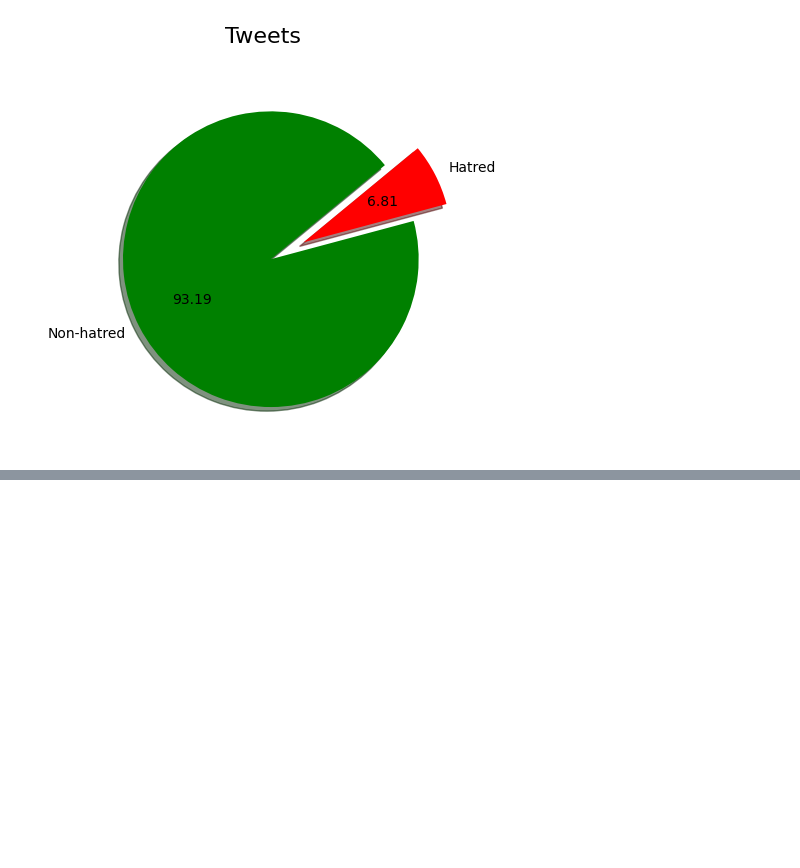
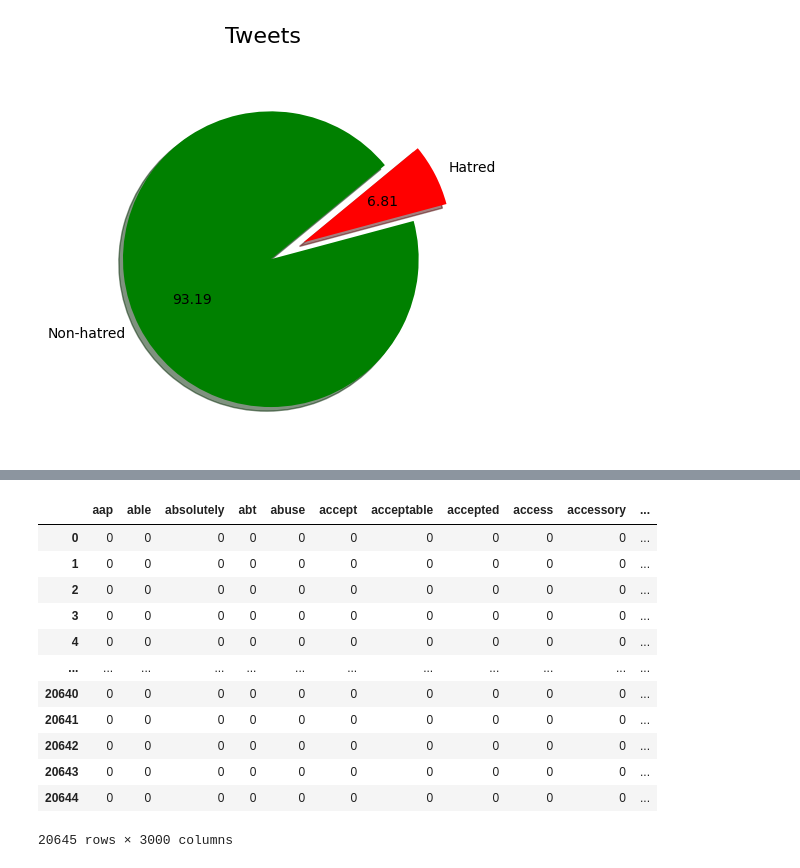
Before and after one commit to fjovanovic/Twitter-AI-Sentiment-Analysis, a Jupyter notebook: preprocessing.ipynb, the cells around one changed output, grey strips where cells are left out. Saved outputs shown, nothing was run; the diff lists cells and outputs as text; code cells hidden in the pictures; blank space fills up the shorter version.

```diff
--- a/preprocessing.ipynb
+++ b/preprocessing.ipynb
@@ -441,0 +717,3 @@ ax.pie(
+# %%
+association_rules_data = X_train.copy()
+association_rules_data
@@ -441,0 +733,27 @@ ax.pie(
+# %%
+vectorizer_association_rules = TfidfVectorizer(max_features=3000)
+vectorizer_association_rules.fit(association_rules_data)
+
+vectorizer_association_rules_t = tf_idf_vectorizer_clustering.transform(association_rules_data)
+# %%
+matrix = np.where(vectorizer_association_rules_t.toarray() > 0, 1, 0)
+association_rules_df = pd.DataFrame(
+    matrix,
+    columns=vectorizer_association_rules.get_feature_names_out()
+)
+
+association_rules_df
+# %% [output]
+|  | aap | able | absolutely | abt | abuse | accept | acceptable | accepted | access | accessory | ... |
+| 0 | 0 | 0 | 0 | 0 | 0 | 0 | 0 | 0 | 0 | 0 | ... |
+| 1 | 0 | 0 | 0 | 0 | 0 | 0 | 0 | 0 | 0 | 0 | ... |
+| 2 | 0 | 0 | 0 | 0 | 0 | 0 | 0 | 0 | 0 | 0 | ... |
+| 3 | 0 | 0 | 0 | 0 | 0 | 0 | 0 | 0 | 0 | 0 | ... |
+| 4 | 0 | 0 | 0 | 0 | 0 | 0 | 0 | 0 | 0 | 0 | ... |
+| ... | ... | ... | ... | ... | ... | ... | ... | ... | ... | ... | ... |
+| 20640 | 0 | 0 | 0 | 0 | 0 | 0 | 0 | 0 | 0 | 0 | ... |
+| 20641 | 0 | 0 | 0 | 0 | 0 | 0 | 0 | 0 | 0 | 0 | ... |
+| 20642 | 0 | 0 | 0 | 0 | 0 | 0 | 0 | 0 | 0 | 0 | ... |
+| 20643 | 0 | 0 | 0 | 0 | 0 | 0 | 0 | 0 | 0 | 0 | ... |
+| 20644 | 0 | 0 | 0 | 0 | 0 | 0 | 0 | 0 | 0 | 0 | ... |
+20645 rows × 3000 columns
```
Also changed, not shown: parts of 45 cells of this notebook.
